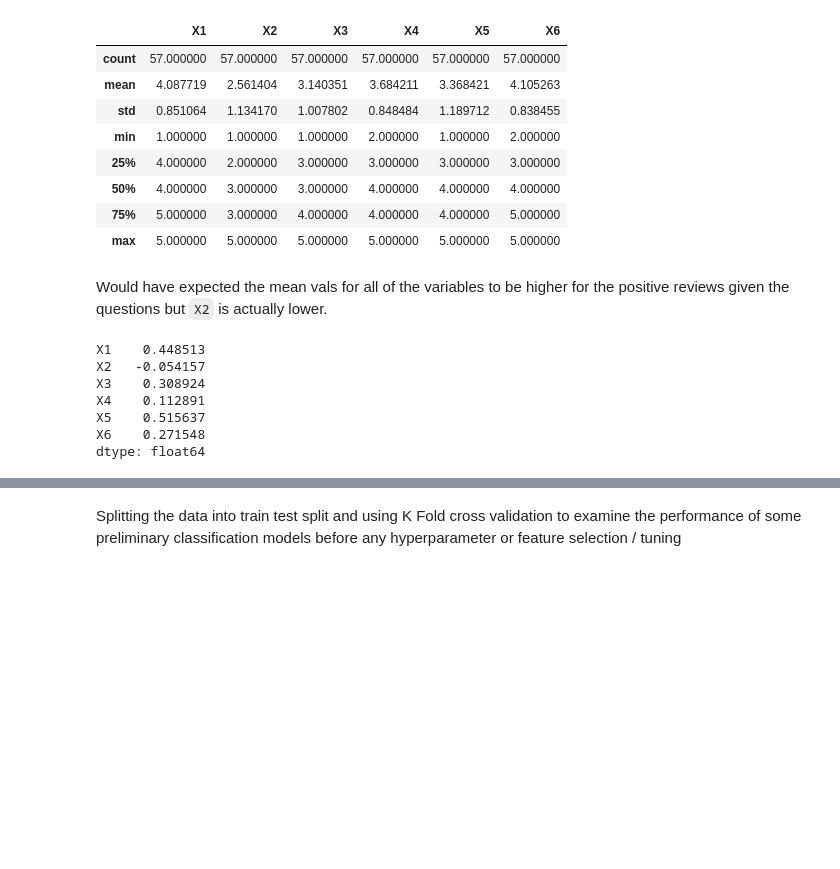
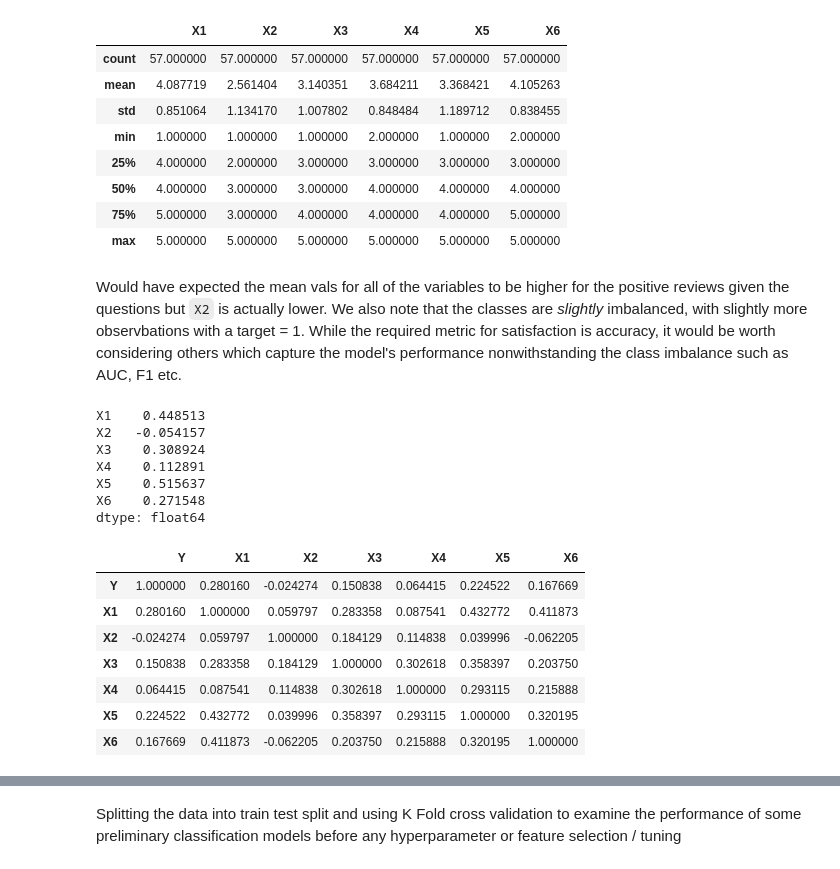
Before and after one commit to digital-monad/SoETVSR9W5AWpXHv, a Jupyter notebook: acme.ipynb, the cells around one changed output, grey strips where cells are left out. Cells and saved outputs as stored; diff of their text form; code cells hidden in the pictures; blank space fills up the shorter version.

Commit message:
EDA, corr and xgboost

```diff
--- a/acme.ipynb
+++ b/acme.ipynb
@@ -62,7 +100,7 @@ X_neg.describe()
 | 75% | 5.000000 | 3.000000 | 4.000000 | 4.000000 | 4.000000 | 5.000000 |
 | max | 5.000000 | 5.000000 | 5.000000 | 5.000000 | 5.000000 | 5.000000 |
 # %% [markdown]
-Would have expected the mean vals for all of the variables to be higher for the positive reviews given the questions but `X2` is actually lower.
+Would have expected the mean vals for all of the variables to be higher for the positive reviews given the questions but `X2` is actually lower. We also note that the classes are *slightly* imbalanced, with slightly more observbations with a target = 1. While the required metric for satisfaction is accuracy, it would be worth considering others which capture the model's performance nonwithstanding the class imbalance such as AUC, F1 etc.
 # %%
 X_pos.mean() - X_neg.mean()
 # %% [output]
@@ -73,3 +111,15 @@ X4    0.112891
 X5    0.515637
 X6    0.271548
 dtype: float64
+# %%
+# Compute the covariance matrix to observe correlation between vars
+df.corr()
+# %% [output]
+|  | Y | X1 | X2 | X3 | X4 | X5 | X6 |
+| Y | 1.000000 | 0.280160 | -0.024274 | 0.150838 | 0.064415 | 0.224522 | 0.167669 |
+| X1 | 0.280160 | 1.000000 | 0.059797 | 0.283358 | 0.087541 | 0.432772 | 0.411873 |
+| X2 | -0.024274 | 0.059797 | 1.000000 | 0.184129 | 0.114838 | 0.039996 | -0.062205 |
+| X3 | 0.150838 | 0.283358 | 0.184129 | 1.000000 | 0.302618 | 0.358397 | 0.203750 |
+| X4 | 0.064415 | 0.087541 | 0.114838 | 0.302618 | 1.000000 | 0.293115 | 0.215888 |
+| X5 | 0.224522 | 0.432772 | 0.039996 | 0.358397 | 0.293115 | 1.000000 | 0.320195 |
+| X6 | 0.167669 | 0.411873 | -0.062205 | 0.203750 | 0.215888 | 0.320195 | 1.000000 |
```
Also changed, not shown: parts of 15 cells of this notebook.
